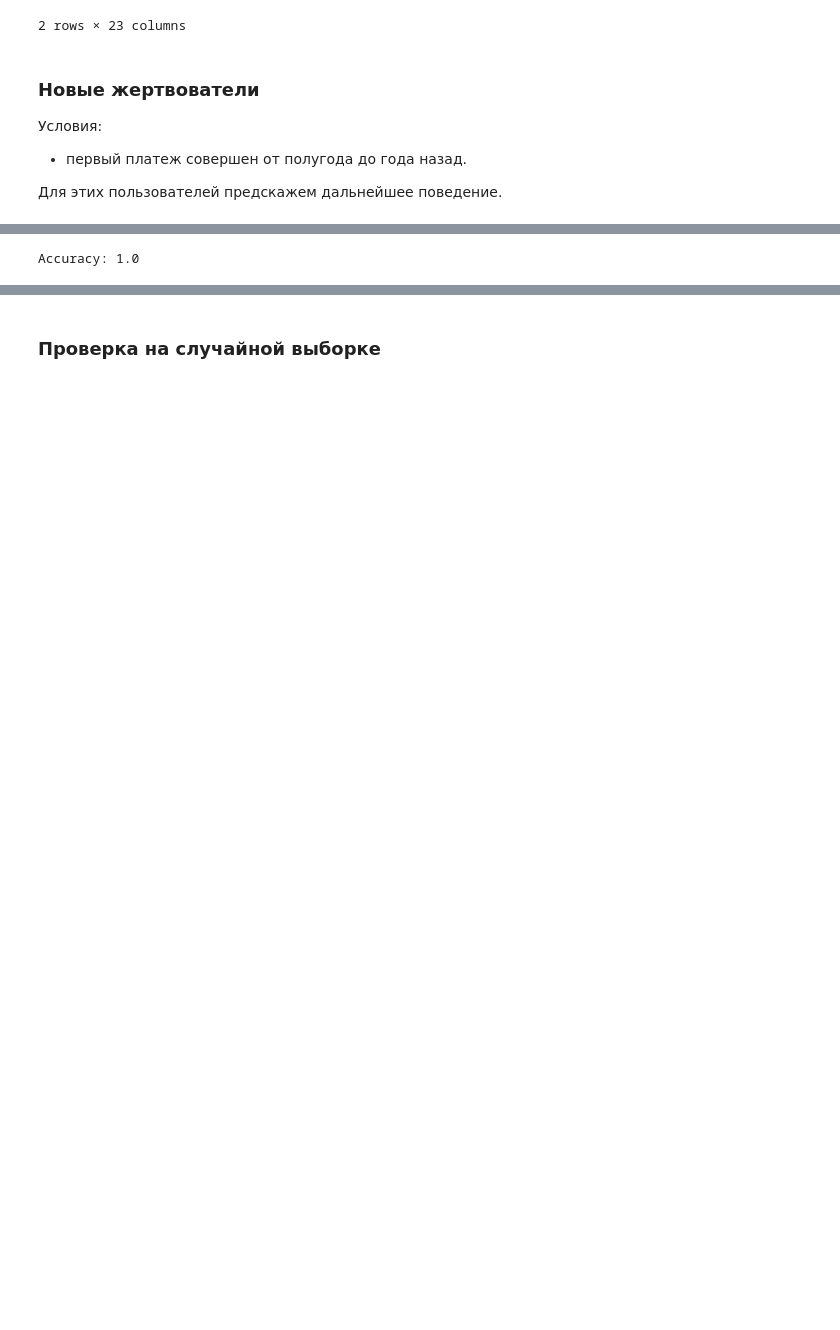
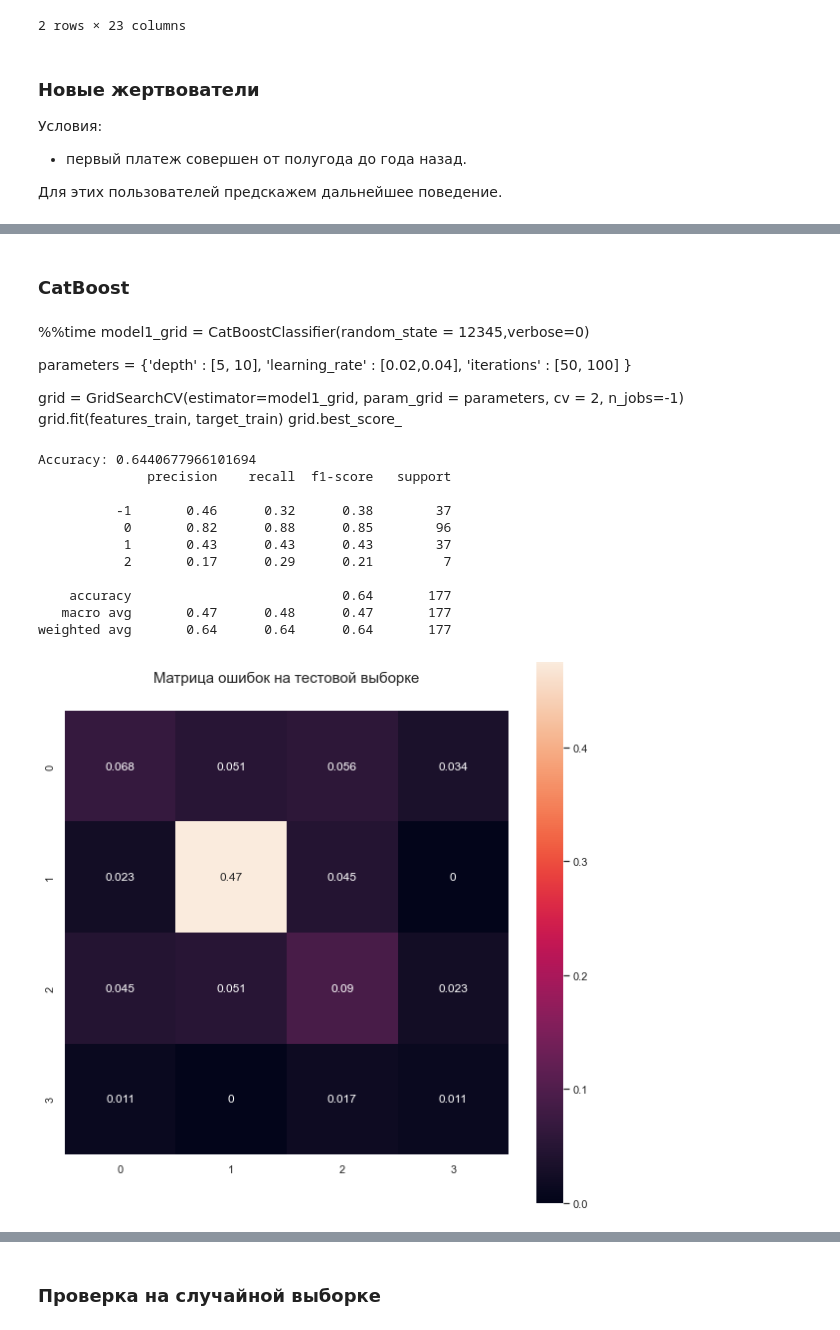
Before and after one commit to vaigi/masterskaya, a Jupyter notebook: masterskaya_part_2_ML.ipynb, the cells around one changed output, grey strips where cells are left out. Drawn from its saved outputs; the diff is of its cells as text; code cells hidden in the pictures; blank space fills up the shorter version.

```diff
--- a/masterskaya_part_2_ML.ipynb
+++ b/masterskaya_part_2_ML.ipynb
@@ -341,5 +358,5 @@ target = df['class']
 features = df.drop('class', axis=1)
 features_train, features_test, target_train, target_test = train_test_split(
     features, target,
-    test_size=0.25,
+    test_size=0.2,
     random_state=12345)
@@ -351,0 +378,5 @@ def accuracy(model):
+# %%
+target_test = target_test.reset_index(drop=True)
+
+#.reset_index(drop=True, inplace=True)
+target_test
@@ -352,11 +411,56 @@ def accuracy(model):
+# %%
+from sklearn.metrics import classification_report
+# функция для вычисления метрик
+def accuracy(model):
+    predictions = model.predict(features_test)
+    print('Accuracy:', accuracy_score(predictions, target_test))
+
+    # confusion_matrix
+    seaborn.heatmap(confusion_matrix(predictions, target_test)/len(target_test), annot=True, square=True)
+    sns.set(rc = {'figure.figsize':(10,10)})
+    plt.title('Матрица ошибок на тестовой выборке', y=1.05, size=15);
+
+
+
+    # roc auc
+    predict_proba = model.predict_proba(features_test)
+    predict_proba = predict_proba[:, 1]
+    predict_proba = np.array(predict_proba)
+   # print('ROC AUC:', roc_auc_score(predictions, target_test, multi_class="ovr"))
+    print(classification_report(predictions, target_test))
+# %% [markdown]
+### CatBoost
+# %% [markdown]
+%%time
+model1_grid = CatBoostClassifier(random_state = 12345,verbose=0)
+
+parameters = {'depth'         : [5, 10],
+                 'learning_rate' : [0.02,0.04],
+                  'iterations'    : [50, 100]
+                 }
+
+grid = GridSearchCV(estimator=model1_grid, param_grid = parameters, cv = 2, n_jobs=-1)
+grid.fit(features_train, target_train)
+grid.best_score_
 # %%
 # CatBoost
 
 #выделим категориальные признаки для бустинга
 cat_features = ['is_reccurent',  'gender']
 
-model1 = CatBoostClassifier(iterations=50, random_state = 12345)
+model1 = CatBoostClassifier(iterations=150, random_state = 12345)
 model1.fit(features_train, target_train, cat_features=cat_features, verbose=0)
 accuracy(model1)
 # %% [output]
-Accuracy: 1.0
+Accuracy: 0.6440677966101694
+              precision    recall  f1-score   support
+
+          -1       0.46      0.32      0.38        37
+           0       0.82      0.88      0.85        96
+           1       0.43      0.43      0.43        37
+           2       0.17      0.29      0.21         7
+
+    accuracy                           0.64       177
+   macro avg       0.47      0.48      0.47       177
+weighted avg       0.64      0.64      0.64       177
+[figure, added]
```
Also changed, not shown: parts of 43 cells of this notebook.
